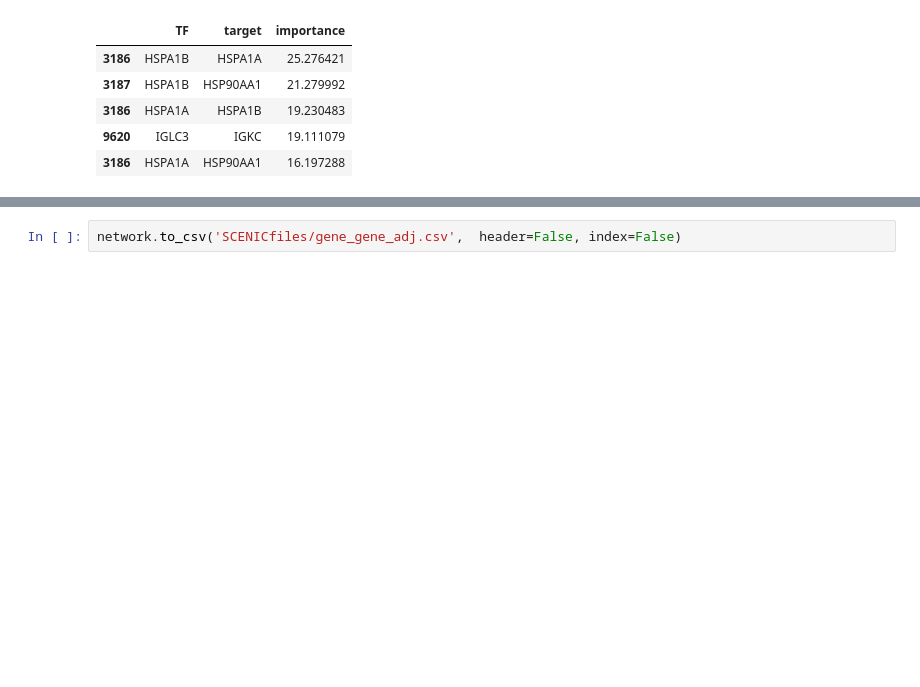
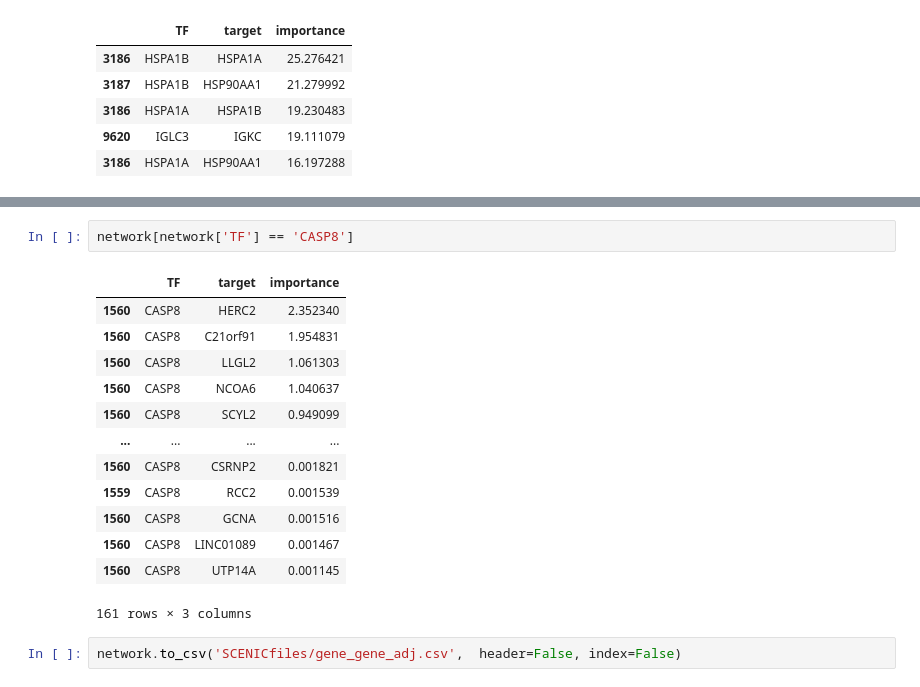
Before and after one commit to chickaroo/genereporter, a Jupyter notebook: src/grnboost2.ipynb, the cells around one changed output, grey strips where cells are left out. Saved outputs shown, nothing was run; the diff lists cells and outputs as text; blank space fills up the shorter version.

```diff
--- a/src/grnboost2.ipynb
+++ b/src/grnboost2.ipynb
@@ -107,2 +125,18 @@ network.head()
+# %%
+network[network['TF'] == 'CASP8']
+# %% [output]
+|  | TF | target | importance |
+| 1560 | CASP8 | HERC2 | 2.352340 |
+| 1560 | CASP8 | C21orf91 | 1.954831 |
+| 1560 | CASP8 | LLGL2 | 1.061303 |
+| 1560 | CASP8 | NCOA6 | 1.040637 |
+| 1560 | CASP8 | SCYL2 | 0.949099 |
+| ... | ... | ... | ... |
+| 1560 | CASP8 | CSRNP2 | 0.001821 |
+| 1559 | CASP8 | RCC2 | 0.001539 |
+| 1560 | CASP8 | GCNA | 0.001516 |
+| 1560 | CASP8 | LINC01089 | 0.001467 |
+| 1560 | CASP8 | UTP14A | 0.001145 |
+161 rows × 3 columns
 # %%
 network.to_csv('SCENICfiles/gene_gene_adj.csv',  header=False, index=False)
```
Also changed, not shown: parts of 1 cell of this notebook, 1 other file.
